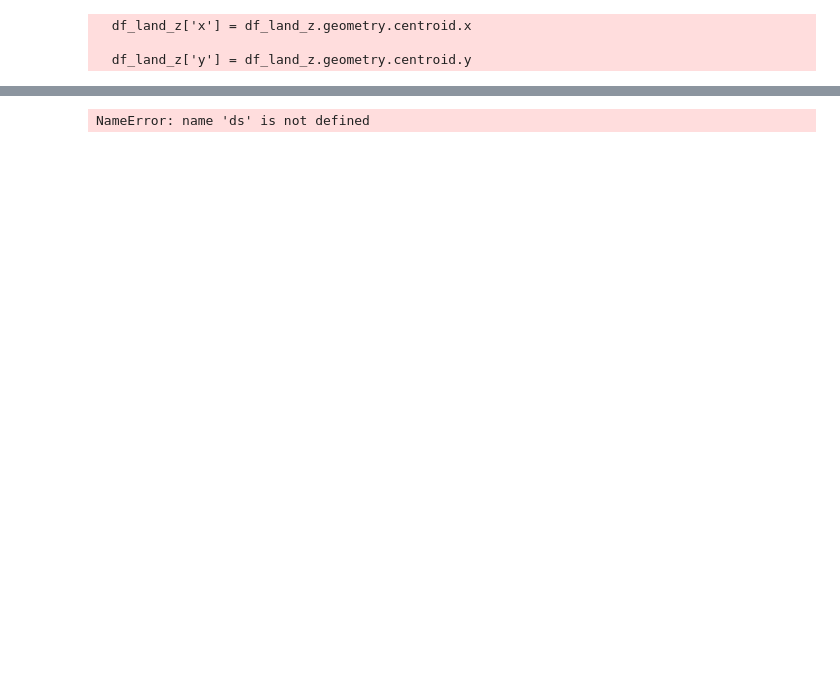
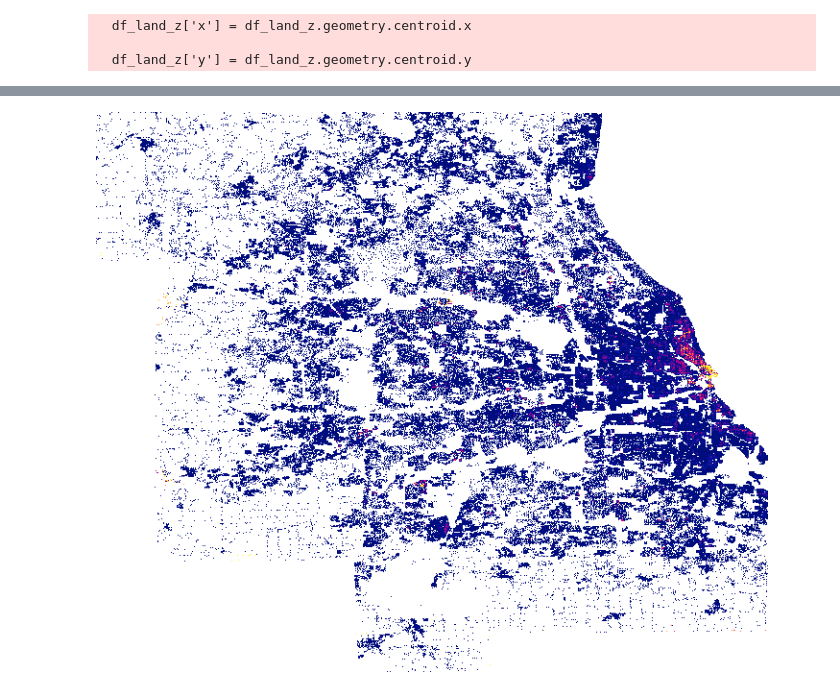
Before and after one commit to jugacostase/chicago-energy-cons, a Jupyter notebook: notebooks/DataShader.ipynb, the cells around one changed output, grey strips where cells are left out. Drawn from its saved outputs; the diff is of its cells as text; code cells hidden in the pictures; blank space fills up the shorter version.

Commit message:
point based map

```diff
--- a/notebooks/DataShader.ipynb
+++ b/notebooks/DataShader.ipynb
@@ -158,11 +107,22 @@ df_data
+# %%
+df_max = df.groupby('n_acc').energy.max().reset_index().compute()
+df_max = df_max.rename(columns={'energy': 'max_energy'})
+
+df = dd.merge(df, df_max, on='n_acc')
+df['norm_energy'] = df['energy'] / df['max_energy']
 # %%
-plot_width  = int(700)
-plot_height = int(plot_width//1.2)
+max_range = 170
+min_range = 20
 
-cvs = ds.Canvas(plot_width=plot_width, plot_height=plot_height)
-agg = cvs.points(df_data, 'x', 'y', ds.max('energy'))
-img = tf.shade(agg, cmap=cc.CET_L4, how='linear', span=[0,1])
-img
-export_image(img=img, filename='test', fmt=".png", export_path='../outputs/')
+for time in all_times:
+    plot_width  = int(700)
+    plot_height = int(plot_width//1.2)
+
+    df_data = df[(df.date_time==time) & (df.residential==1)].sort_values('ZIP_CODE')[['n_acc', 'energy']].compute()
+    df_data = pd.merge(df_data, df_accs_points, on='n_acc')
+
+
+    cvs = ds.Canvas(plot_width=plot_width, plot_height=plot_height)
+    agg = cvs.points(df_data, 'x', 'y', ds.sum('energy'))
+    img = tf.shade(agg, cmap=cc.bmy, how='linear', span=[min_range ,max_range])
+    export_image(img=img, filename=str(time).replace(':', ''), fmt=".png", export_path='../outputs/datashader/images')
-# %% [output]
-NameError: name 'ds' is not defined
@@ -194,0 +129,29 @@ imageio.mimsave('../outputs/datashader/movie/movie.gif', images)
+# %%
+time = all_times[7]
+
+plot_width  = int(700)
+plot_height = int(plot_width//1.2)
+
+df_data = df[(df.date_time==time) & (df.residential==1)].sort_values('ZIP_CODE')[['n_acc', 'norm_energy', 'energy']].compute()
+df_data = pd.merge(df_data, df_accs_points, on='n_acc')
+
+df04 = df_data
+# %%
+time = all_times[37]
+
+plot_width  = int(700)
+plot_height = int(plot_width//1.2)
+
+df_data = df[(df.date_time==time) & (df.residential==1)].sort_values('ZIP_CODE')[['n_acc', 'norm_energy', 'energy']].compute()
+df_data = pd.merge(df_data, df_accs_points, on='n_acc')
+
+df19 = df_data
+# %%
+max_range = 170
+min_range = 20
+cvs = ds.Canvas(plot_width=plot_width, plot_height=plot_height)
+agg = cvs.points(df04, 'x', 'y', ds.sum('energy'))
+img = tf.shade(agg, cmap=cc.bmy, how='linear', span=[min_range ,max_range])
+img
+# %% [output]
+[figure, added]
```
Also changed, not shown: parts of 12 cells of this notebook.
